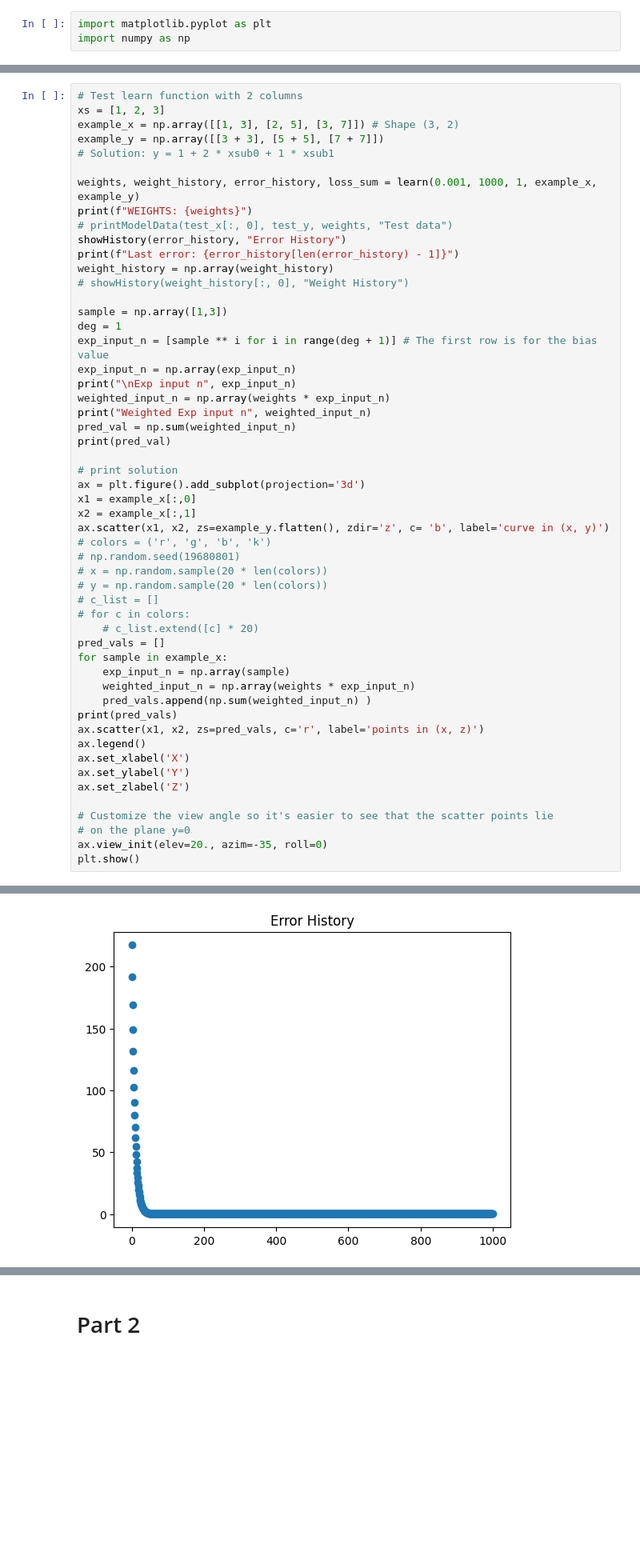
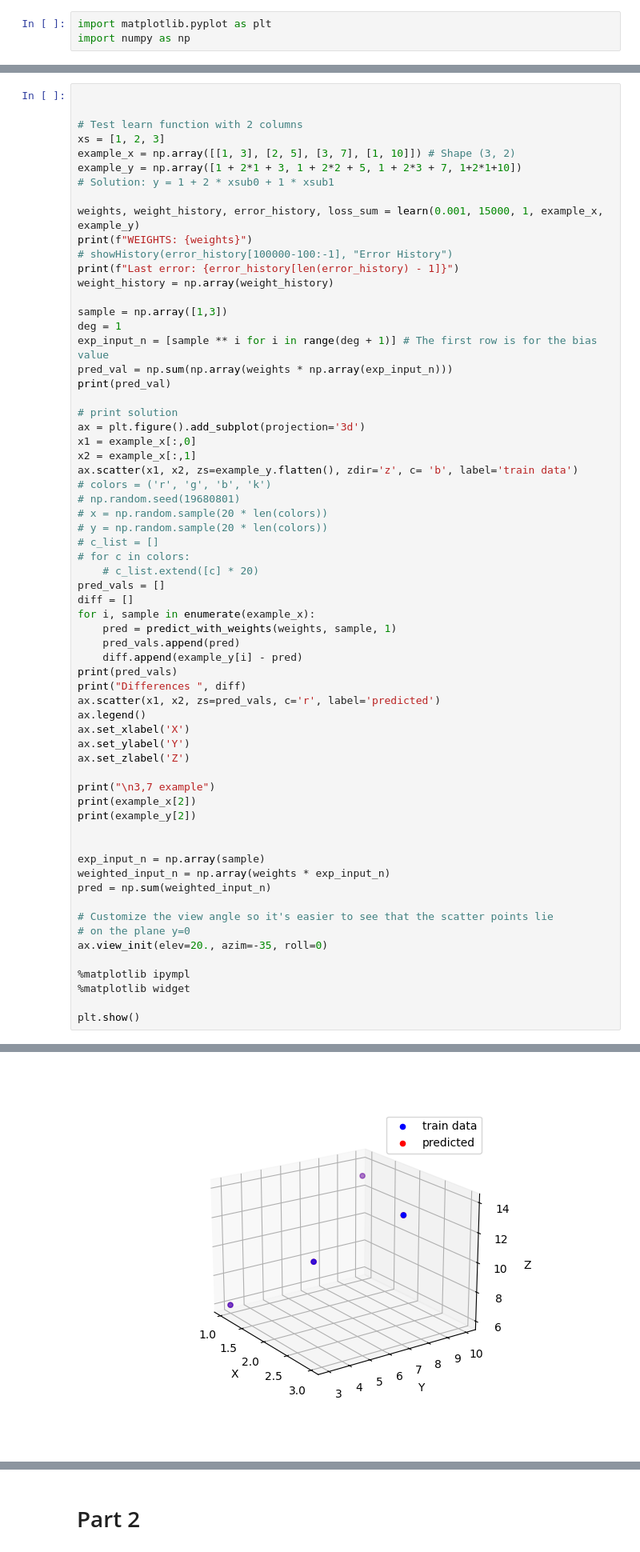
Before and after one commit to ghawkes333/LinearRegression, a Jupyter notebook: question2.ipynb, the cells around one changed output, grey strips where cells are left out. Shown at 80% size. Cells and saved outputs as stored; diff of their text form; blank space fills up the shorter version.

```diff
--- a/question2.ipynb
+++ b/question2.ipynb
@@ -203,33 +101,29 @@ ValueError: x and y must be the same size
 # %%
+
+
 # Test learn function with 2 columns
 xs = [1, 2, 3]
-example_x = np.array([[1, 3], [2, 5], [3, 7]]) # Shape (3, 2)
-example_y = np.array([[3 + 3], [5 + 5], [7 + 7]])
+example_x = np.array([[1, 3], [2, 5], [3, 7], [1, 10]]) # Shape (3, 2)
+example_y = np.array([1 + 2*1 + 3, 1 + 2*2 + 5, 1 + 2*3 + 7, 1+2*1+10])
 # Solution: y = 1 + 2 * xsub0 + 1 * xsub1
 
-weights, weight_history, error_history, loss_sum = learn(0.001, 1000, 1, example_x, example_y)
+weights, weight_history, error_history, loss_sum = learn(0.001, 15000, 1, example_x, example_y)
 print(f"WEIGHTS: {weights}")
-# printModelData(test_x[:, 0], test_y, weights, "Test data")
-showHistory(error_history, "Error History")
+# showHistory(error_history[100000-100:-1], "Error History")
 print(f"Last error: {error_history[len(error_history) - 1]}")
 weight_history = np.array(weight_history)
-# showHistory(weight_history[:, 0], "Weight History")
 
 sample = np.array([1,3])
 deg = 1
 exp_input_n = [sample ** i for i in range(deg + 1)] # The first row is for the bias value
-exp_input_n = np.array(exp_input_n)
-print("\nExp input n", exp_input_n)
-weighted_input_n = np.array(weights * exp_input_n)
-print("Weighted Exp input n", weighted_input_n)
-pred_val = np.sum(weighted_input_n)
+pred_val = np.sum(np.array(weights * np.array(exp_input_n)))
 print(pred_val)
 
 # print solution
 ax = plt.figure().add_subplot(projection='3d')
 x1 = example_x[:,0]
 x2 = example_x[:,1]
-ax.scatter(x1, x2, zs=example_y.flatten(), zdir='z', c= 'b', label='curve in (x, y)')
+ax.scatter(x1, x2, zs=example_y.flatten(), zdir='z', c= 'b', label='train data')
 # colors = ('r', 'g', 'b', 'k')
 # np.random.seed(19680801)
 # x = np.random.sample(20 * len(colors))
@@ -238,19 +132,34 @@ ax.scatter(x1, x2, zs=example_y.flatten(), zdir='z', c= 'b', label='curve in (x,
 # for c in colors:
     # c_list.extend([c] * 20)
 pred_vals = []
-for sample in example_x:
-    exp_input_n = np.array(sample)
-    weighted_input_n = np.array(weights * exp_input_n)
-    pred_vals.append(np.sum(weighted_input_n) )
+diff = []
+for i, sample in enumerate(example_x):
+    pred = predict_with_weights(weights, sample, 1)
+    pred_vals.append(pred)
+    diff.append(example_y[i] - pred)
 print(pred_vals)
-ax.scatter(x1, x2, zs=pred_vals, c='r', label='points in (x, z)')
+print("Differences ", diff)
+ax.scatter(x1, x2, zs=pred_vals, c='r', label='predicted')
 ax.legend()
 ax.set_xlabel('X')
 ax.set_ylabel('Y')
 ax.set_zlabel('Z')
 
+print("\n3,7 example")
+print(example_x[2])
+print(example_y[2])
+
+
+exp_input_n = np.array(sample)
+weighted_input_n = np.array(weights * exp_input_n)
+pred = np.sum(weighted_input_n)
+
 # Customize the view angle so it's easier to see that the scatter points lie
 # on the plane y=0
 ax.view_init(elev=20., azim=-35, roll=0)
+
+%matplotlib ipympl
+%matplotlib widget
+
 plt.show()
 # %% [output]
@@ -277 +176 @@ WEIGHTS: [[0.83990473 1.30156794]
-[figure, old version]
+[figure, new version]
```
Also changed, not shown: parts of 7 cells of this notebook.
